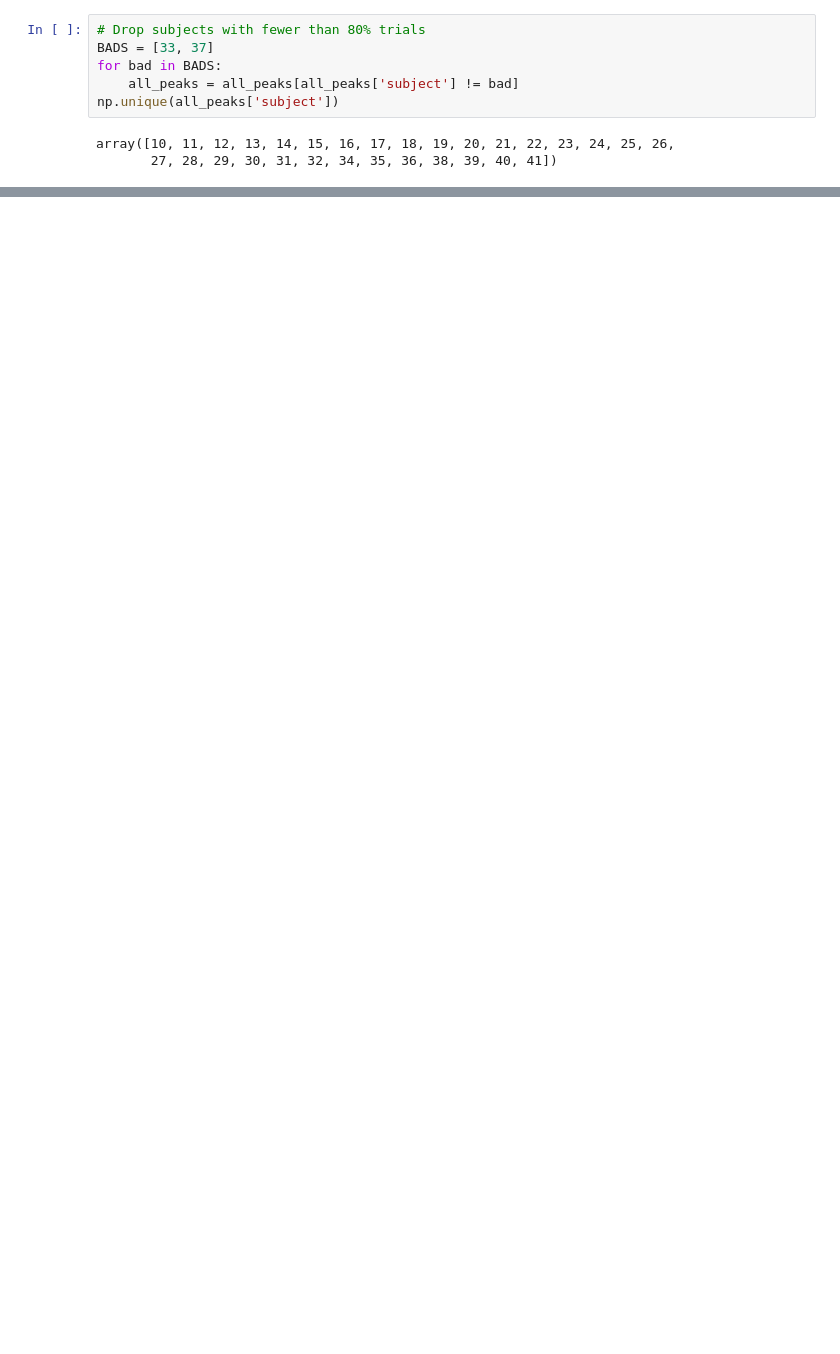
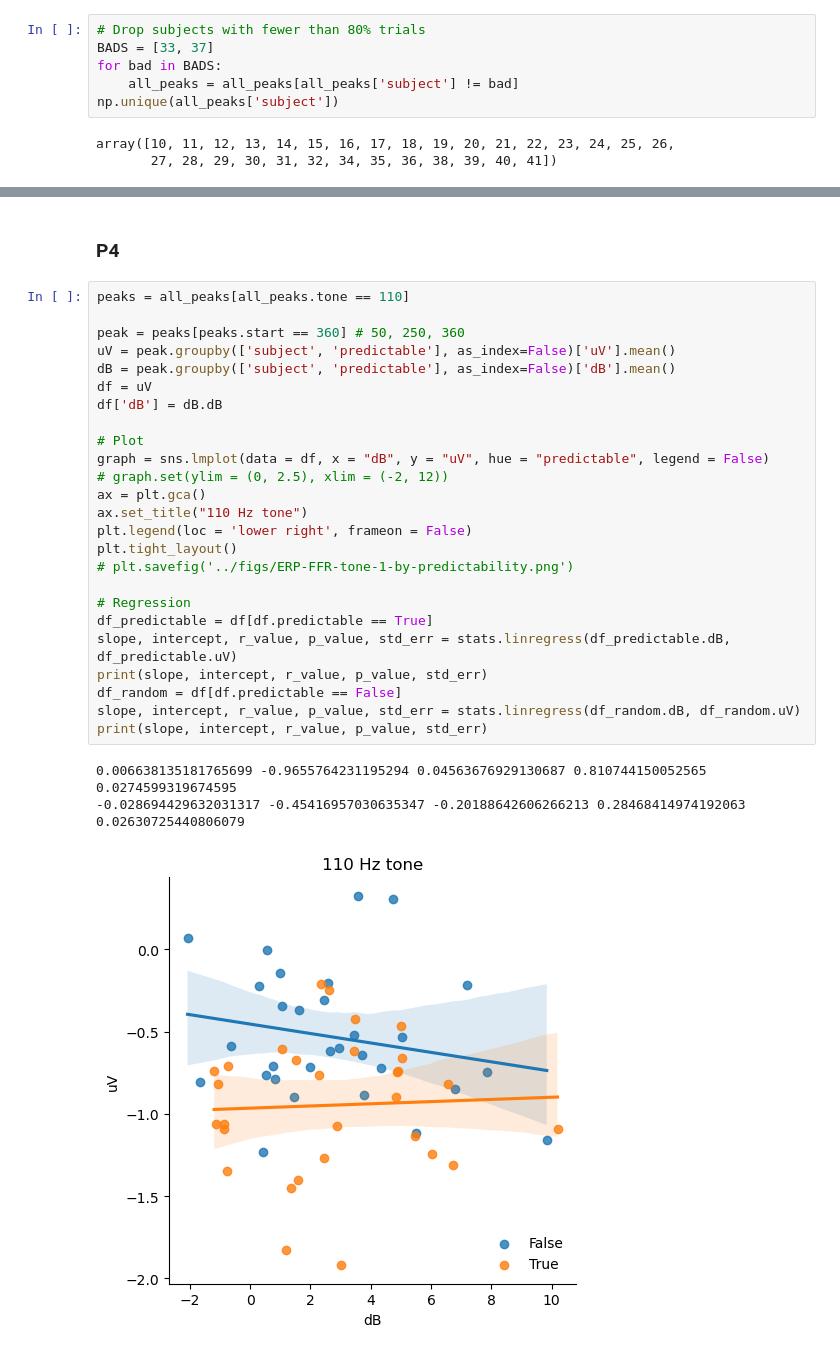
Before and after one commit to letitiayhho/expectations-ffr, a Jupyter notebook: analysis/erp-ffr.ipynb, the cells around one changed output, grey strips where cells are left out. Saved outputs shown, nothing was run; the diff lists cells and outputs as text; blank space fills up the shorter version.

```diff
--- a/analysis/erp-ffr.ipynb
+++ b/analysis/erp-ffr.ipynb
@@ -496,0 +617,31 @@ print(slope, intercept, r_value, p_value, std_err)
+# %% [markdown]
+### P4
+# %%
+peaks = all_peaks[all_peaks.tone == 110]
+
+peak = peaks[peaks.start == 360] # 50, 250, 360
+uV = peak.groupby(['subject', 'predictable'], as_index=False)['uV'].mean()
+dB = peak.groupby(['subject', 'predictable'], as_index=False)['dB'].mean()
+df = uV
+df['dB'] = dB.dB
+
+# Plot
+graph = sns.lmplot(data = df, x = "dB", y = "uV", hue = "predictable", legend = False)
+# graph.set(ylim = (0, 2.5), xlim = (-2, 12))
+ax = plt.gca()
+ax.set_title("110 Hz tone")
+plt.legend(loc = 'lower right', frameon = False)
+plt.tight_layout()
+# plt.savefig('../figs/ERP-FFR-tone-1-by-predictability.png')
+
+# Regression
+df_predictable = df[df.predictable == True]
+slope, intercept, r_value, p_value, std_err = stats.linregress(df_predictable.dB, df_predictable.uV)
+print(slope, intercept, r_value, p_value, std_err)
+df_random = df[df.predictable == False]
+slope, intercept, r_value, p_value, std_err = stats.linregress(df_random.dB, df_random.uV)
+print(slope, intercept, r_value, p_value, std_err)
+# %% [output]
+0.006638135181765699 -0.9655764231195294 0.04563676929130687 0.810744150052565 0.0274599319674595
+-0.028694429632031317 -0.45416957030635347 -0.20188642606266213 0.28468414974192063 0.02630725440806079
+[figure, added]
```
Also changed, not shown: parts of 56 cells of this notebook, 1 other file.
